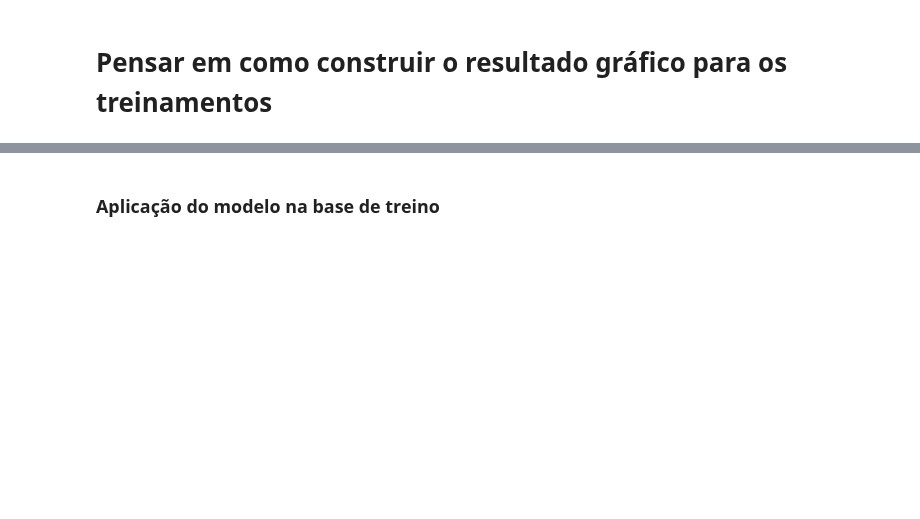
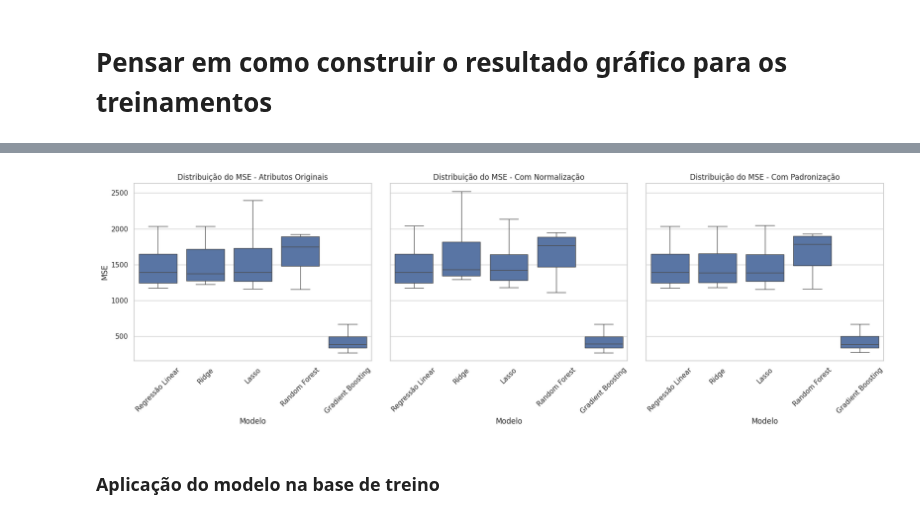
Before and after one commit to MarcelLopes7/Machine-Learning---Analytics, a Jupyter notebook: MVP_Machine_Learning_&_Analytics.ipynb, the cells around one changed output, grey strips where cells are left out. Cells and saved outputs as stored; diff of their text form; code cells hidden in the pictures; blank space fills up the shorter version.

```diff
--- a/MVP_Machine_Learning_&_Analytics.ipynb
+++ b/MVP_Machine_Learning_&_Analytics.ipynb
@@ -664,3 +843,41 @@ Resultados Consolidados:
+# %%
+import seaborn as sns
+import matplotlib.pyplot as plt
+
+# Criar uma figura com três subgráficos (um para cada cenário)
+fig, axes = plt.subplots(1, 3, figsize=(18, 6), sharey=True)
+
+# Cenários: Atributos Originais, Com Normalização e Com Padronização
+cenarios = ['Atributos Originais', 'Com Normalização', 'Com Padronização']
+
+# Para cada cenário, plotar um boxplot separado
+for i, cenario in enumerate(cenarios):
+    ax = axes[i]
+
+    # Filtrar os dados para o cenário atual
+    cenario_data = all_cv_results_df[all_cv_results_df['Cenário'] == cenario]
+
+    # Ordenar os modelos por MSE e pegar os 5 melhores (menores MSE)
+    top_5_models = cenario_data.groupby('Modelo')['MSE'].mean().nsmallest(5).index
+    top_5_data = cenario_data[cenario_data['Modelo'].isin(top_5_models)]
+
+    # Plotar o boxplot para os 5 melhores modelos do cenário
+    sns.boxplot(
+        data=top_5_data,
+        x='Modelo', y='MSE', ax=ax,
+        showfliers=False
+    )
+
+    ax.set_title(f'Distribuição do MSE - {cenario}')
+    ax.set_xlabel('Modelo')
+    ax.set_ylabel('MSE')
+    ax.tick_params(axis='x', rotation=45)  # Rotacionar rótulos do eixo x
+
+# Ajustar o layout para evitar sobreposição de texto
+plt.tight_layout()
+plt.show()
+# %% [output]
+[figure, added]
 # %% [markdown]
 ### Aplicação do modelo na base de treino
 # %%
```
Also changed, not shown: parts of 7 cells of this notebook.
